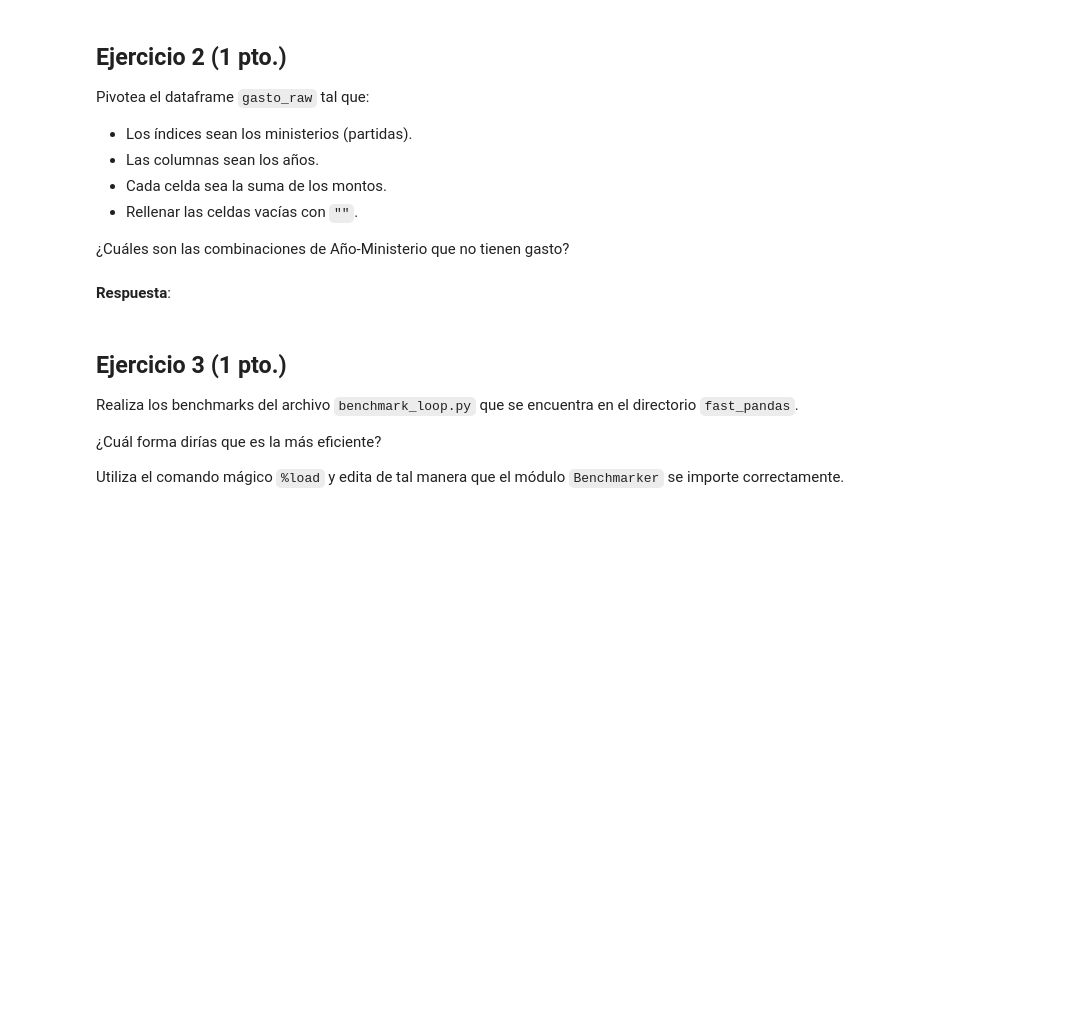
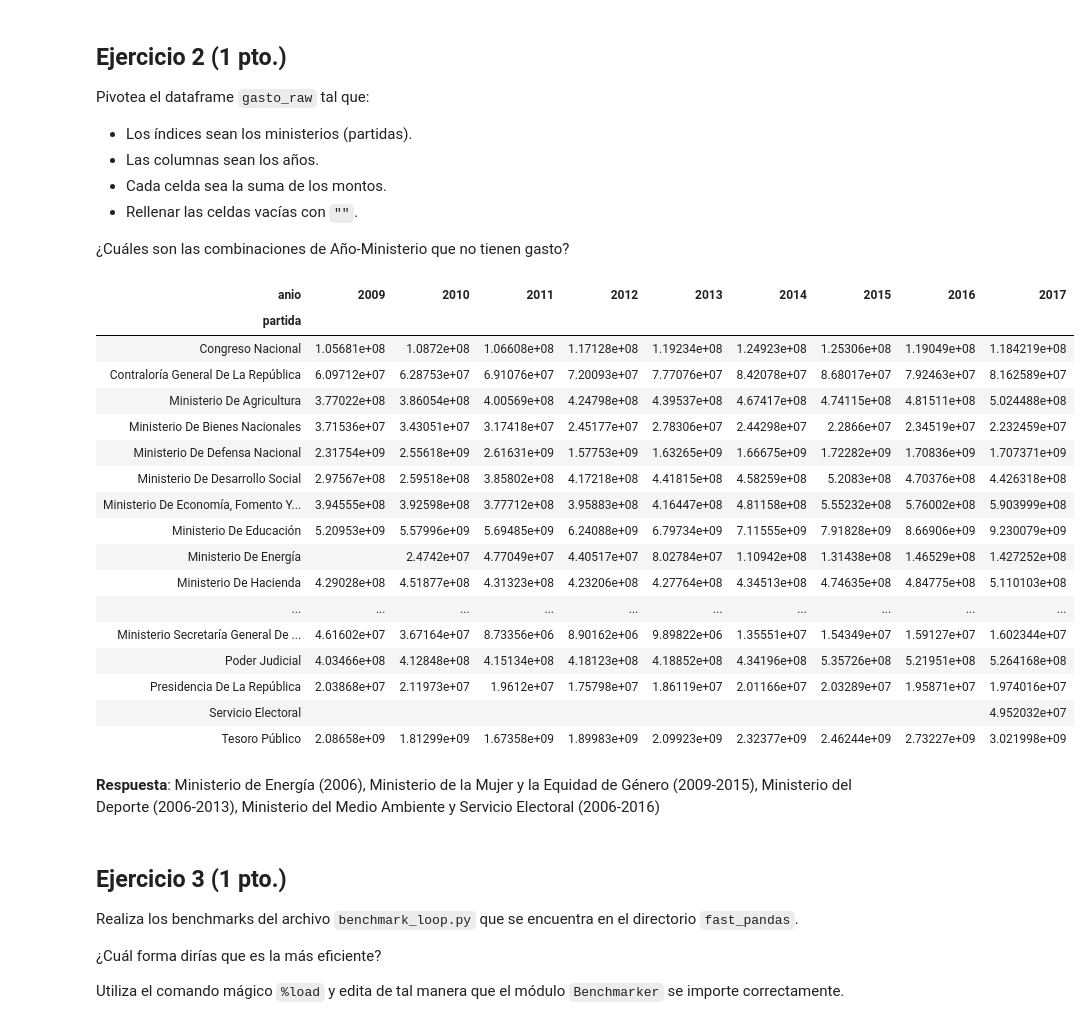
Before and after one commit to Crhlb/mat281_repositorio, a Jupyter notebook: m02_data_analysis/m02_c06_development/m02_c06_lab.ipynb, the cells around one changed output. Cells and saved outputs as stored; diff of their text form; code cells hidden in the pictures; blank space fills up the shorter version.

```diff
--- a/m02_data_analysis/m02_c06_development/m02_c06_lab.ipynb
+++ b/m02_data_analysis/m02_c06_development/m02_c06_lab.ipynb
@@ -94,5 +97,32 @@ gasto_raw.pivot_table(
-# %% [markdown]
-__Respuesta__:
+# %%
+gasto_raw.pivot_table(
+    index="partida",
+    columns="anio",
+    values="monto",
+    aggfunc="sum",
+    fill_value="",
+)
+# %% [output]
+| anio | 2009 | 2010 | 2011 | 2012 | 2013 | 2014 | 2015 | 2016 | 2017 |
+| partida |  |  |  |  |  |  |  |  |  |
+| Congreso Nacional | 1.05681e+08 | 1.0872e+08 | 1.06608e+08 | 1.17128e+08 | 1.19234e+08 | 1.24923e+08 | 1.25306e+08 | 1.19049e+08 | 1.184219e+08 |
+| Contraloría General De La República | 6.09712e+07 | 6.28753e+07 | 6.91076e+07 | 7.20093e+07 | 7.77076e+07 | 8.42078e+07 | 8.68017e+07 | 7.92463e+07 | 8.162589e+07 |
+| Ministerio De Agricultura | 3.77022e+08 | 3.86054e+08 | 4.00569e+08 | 4.24798e+08 | 4.39537e+08 | 4.67417e+08 | 4.74115e+08 | 4.81511e+08 | 5.024488e+08 |
+| Ministerio De Bienes Nacionales | 3.71536e+07 | 3.43051e+07 | 3.17418e+07 | 2.45177e+07 | 2.78306e+07 | 2.44298e+07 | 2.2866e+07 | 2.34519e+07 | 2.232459e+07 |
+| Ministerio De Defensa Nacional | 2.31754e+09 | 2.55618e+09 | 2.61631e+09 | 1.57753e+09 | 1.63265e+09 | 1.66675e+09 | 1.72282e+09 | 1.70836e+09 | 1.707371e+09 |
+| Ministerio De Desarrollo Social | 2.97567e+08 | 2.59518e+08 | 3.85802e+08 | 4.17218e+08 | 4.41815e+08 | 4.58259e+08 | 5.2083e+08 | 4.70376e+08 | 4.426318e+08 |
+| Ministerio De Economía, Fomento Y... | 3.94555e+08 | 3.92598e+08 | 3.77712e+08 | 3.95883e+08 | 4.16447e+08 | 4.81158e+08 | 5.55232e+08 | 5.76002e+08 | 5.903999e+08 |
+| Ministerio De Educación | 5.20953e+09 | 5.57996e+09 | 5.69485e+09 | 6.24088e+09 | 6.79734e+09 | 7.11555e+09 | 7.91828e+09 | 8.66906e+09 | 9.230079e+09 |
+| Ministerio De Energía |  | 2.4742e+07 | 4.77049e+07 | 4.40517e+07 | 8.02784e+07 | 1.10942e+08 | 1.31438e+08 | 1.46529e+08 | 1.427252e+08 |
+| Ministerio De Hacienda | 4.29028e+08 | 4.51877e+08 | 4.31323e+08 | 4.23206e+08 | 4.27764e+08 | 4.34513e+08 | 4.74635e+08 | 4.84775e+08 | 5.110103e+08 |
+| ... | ... | ... | ... | ... | ... | ... | ... | ... | ... |
+| Ministerio Secretaría General De ... | 4.61602e+07 | 3.67164e+07 | 8.73356e+06 | 8.90162e+06 | 9.89822e+06 | 1.35551e+07 | 1.54349e+07 | 1.59127e+07 | 1.602344e+07 |
+| Poder Judicial | 4.03466e+08 | 4.12848e+08 | 4.15134e+08 | 4.18123e+08 | 4.18852e+08 | 4.34196e+08 | 5.35726e+08 | 5.21951e+08 | 5.264168e+08 |
+| Presidencia De La República | 2.03868e+07 | 2.11973e+07 | 1.9612e+07 | 1.75798e+07 | 1.86119e+07 | 2.01166e+07 | 2.03289e+07 | 1.95871e+07 | 1.974016e+07 |
+| Servicio Electoral |  |  |  |  |  |  |  |  | 4.952032e+07 |
+| Tesoro Público | 2.08658e+09 | 1.81299e+09 | 1.67358e+09 | 1.89983e+09 | 2.09923e+09 | 2.32377e+09 | 2.46244e+09 | 2.73227e+09 | 3.021998e+09 |
+# %% [markdown]
+__Respuesta__: Ministerio de Energía (2006), Ministerio de la Mujer y la Equidad de Género (2009-2015), Ministerio del Deporte (2006-2013), Ministerio del Medio Ambiente y Servicio Electoral (2006-2016)
 # %% [markdown]
 ## Ejercicio 3 (1 pto.)
 
```
Also changed, not shown: parts of 7 cells of this notebook, 2 other files.
